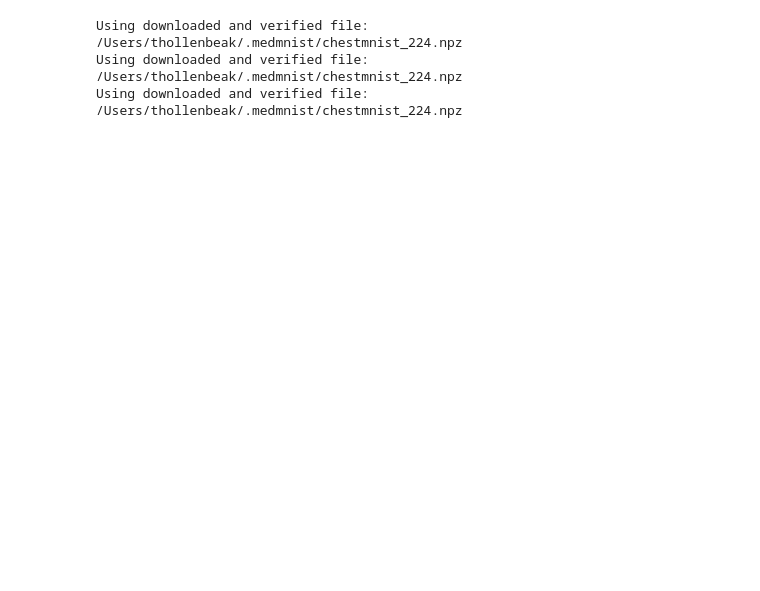
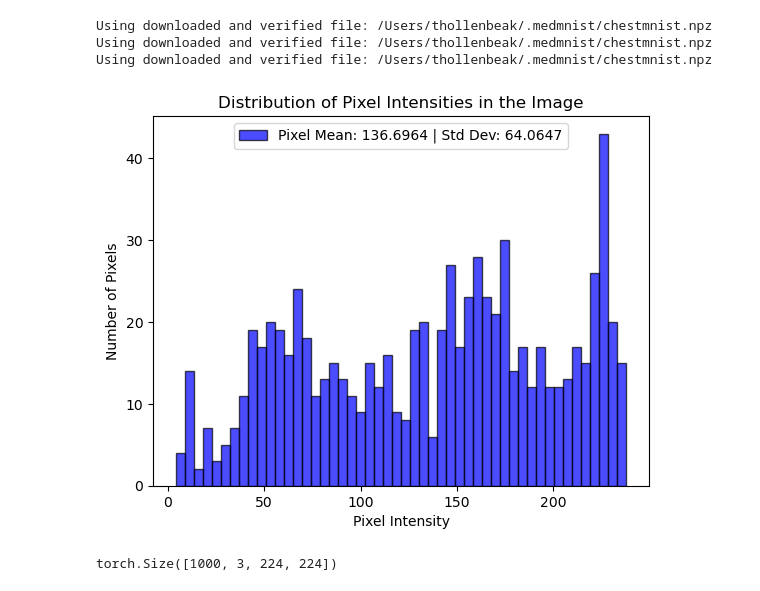
Before and after one commit to totton-hollenbeak/DS440-Project, a Jupyter notebook: DS440_Project.ipynb, the cells around one changed output. Drawn from its saved outputs; the diff is of its cells as text; code cells hidden in the pictures; blank space fills up the shorter version.

```diff
--- a/DS440_Project.ipynb
+++ b/DS440_Project.ipynb
@@ -33,11 +34,23 @@ def load_data(data_split, image_nxn_size, n_observations):
 
     return images, labels
 # %%
-train_images, train_labels = load_data(data_split="train", image_nxn_size=224, n_observations=1000)
-validation_images, validation_labels = load_data(data_split="val", image_nxn_size=224, n_observations=1000)
-test_images, test_labels = load_data(data_split="test", image_nxn_size=224, n_observations=1000)
+train_images, train_labels = load_data(data_split="train", image_nxn_size=28, n_observations=1000)
+validation_images, validation_labels = load_data(data_split="val", image_nxn_size=28, n_observations=1000)
+test_images, test_labels = load_data(data_split="test", image_nxn_size=28, n_observations=1000)
 # %% [output]
-Using downloaded and verified file: /Users/thollenbeak/.medmnist/chestmnist_224.npz
-Using downloaded and verified file: /Users/thollenbeak/.medmnist/chestmnist_224.npz
-Using downloaded and verified file: /Users/thollenbeak/.medmnist/chestmnist_224.npz
+Using downloaded and verified file: /Users/thollenbeak/.medmnist/chestmnist.npz
+Using downloaded and verified file: /Users/thollenbeak/.medmnist/chestmnist.npz
+Using downloaded and verified file: /Users/thollenbeak/.medmnist/chestmnist.npz
+# %%
+raw_image = train_images[0]
+pixels = raw_image.flatten()
+
+plt.hist(pixels, bins=50, alpha=0.7, color='blue', edgecolor='black', label=f'Pixel Mean: {np.mean(pixels):.4f} | Std Dev: {np.std(pixels):.4f}')
+plt.legend(loc='upper center')
+plt.title('Distribution of Pixel Intensities in the Image')
+plt.xlabel('Pixel Intensity')
+plt.ylabel('Number of Pixels')
+plt.show()
+# %% [output]
+[figure, added]
 # %%
@@ -62,0 +76,20 @@ x_test_tensor = preprocess_data(test_images)
+# %%
+data_transform = transforms.Compose([
+    transforms.Grayscale(num_output_channels=3),
+    transforms.Resize((224, 224), interpolation=Image.NEAREST),
+    transforms.ToTensor(),
+    transforms.Normalize(mean=[0.5], std=[0.5])
+])
+
+def preprocess_images(images):
+    transformed_images = []
+    for img in images:
+        img = Image.fromarray(img.astype(np.uint8))
+        transformed_img = data_transform(img)
+        transformed_images.append(transformed_img)
+
+    return torch.stack(transformed_images)
+
+preprocessed_images = preprocess_images(train_images)
+# %% [output]
+torch.Size([1000, 3, 224, 224])
```
Also changed, not shown: parts of 9 cells of this notebook.
